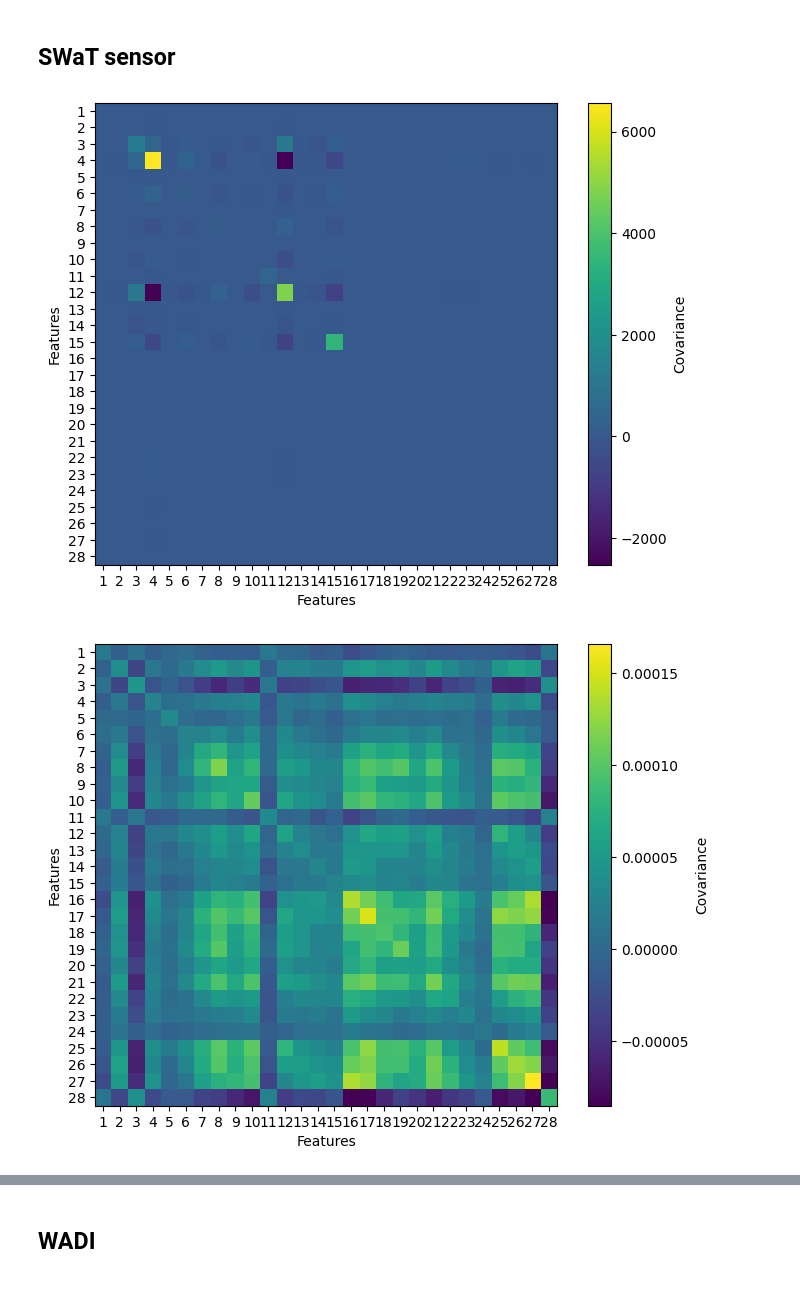
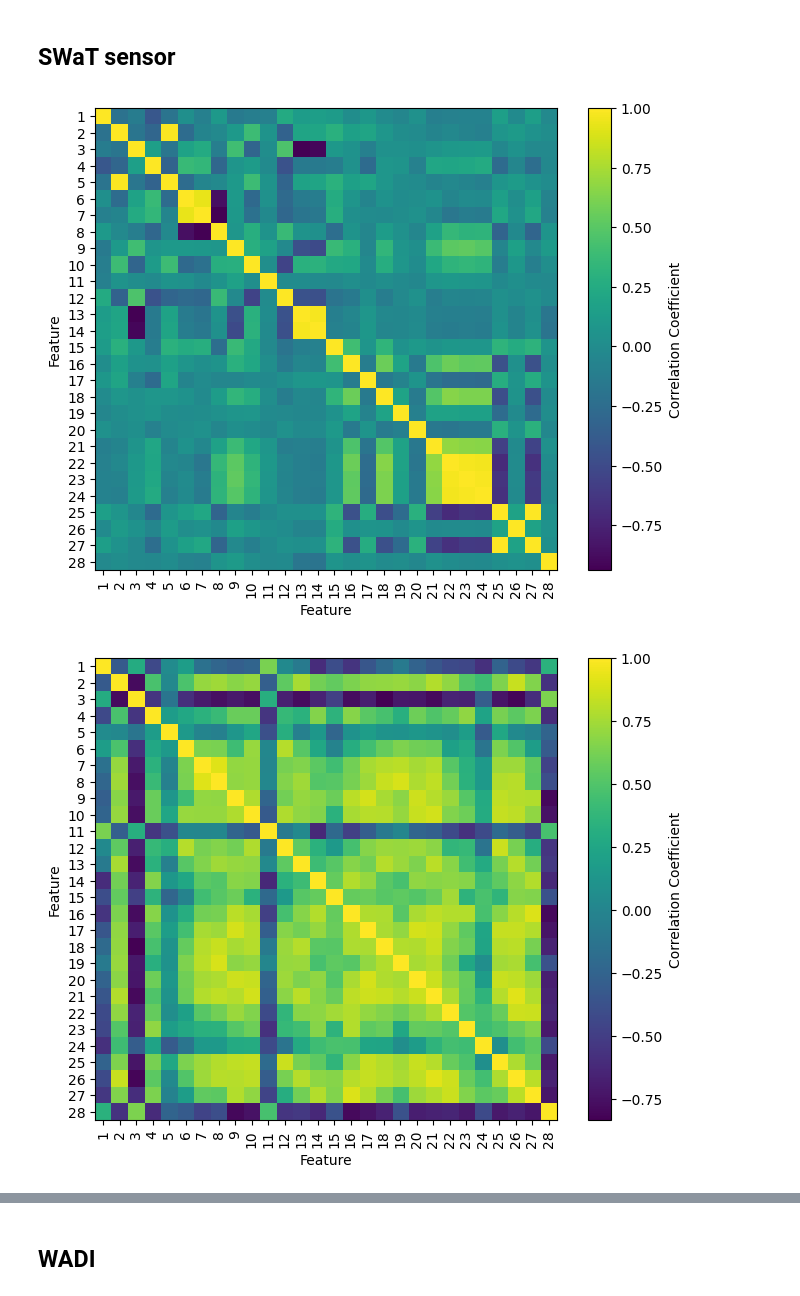
Before and after one commit to KylaNel/ICS_data_generation, a Jupyter notebook: code/covariance.ipynb, the cells around one changed output, grey strips where cells are left out. Drawn from its saved outputs; the diff is of its cells as text; code cells hidden in the pictures.

```diff
--- a/code/covariance.ipynb
+++ b/code/covariance.ipynb
@@ -106,61 +109,61 @@ plt.show()
 ## SWaT sensor
 # %%
 X = swat_sensor
-cov_matrix1 = np.cov(X, rowvar=False)
-cov_matrix2 = np.cov(vae_gan_swat_sensor, rowvar=False)
-cov_matrix3 = np.cov(vae_swat_sensor, rowvar=False)
-cov_matrix4 = np.cov(gan_swat_sensor, rowvar=False)
-cov_matrix5 = np.cov(gan_softmax_swat_sensor, rowvar=False)
+cov_matrix1 = np.corrcoef(X, rowvar=False)
+cov_matrix2 = np.corrcoef(vae_gan_swat_sensor, rowvar=False)
+cov_matrix3 = np.corrcoef(vae_swat_sensor, rowvar=False)
+cov_matrix4 = np.corrcoef(gan_swat_sensor, rowvar=False)
+cov_matrix5 = np.corrcoef(gan_softmax_swat_sensor, rowvar=False)
 
 plt.figure(figsize=(8, 6))
 plt.imshow(cov_matrix1, cmap='viridis', interpolation='nearest')
-plt.colorbar(label='Covariance')
-plt.xlabel('Features')
-plt.ylabel('Features')
-plt.xticks(np.arange(len(cov_matrix1)), np.arange(1, len(cov_matrix1)+1))
+plt.colorbar(label='Correlation Coefficient')
+plt.xlabel('Feature')
+plt.ylabel('Feature')
+plt.xticks(np.arange(len(cov_matrix1)), np.arange(1, len(cov_matrix1)+1), rotation=90)
 plt.yticks(np.arange(len(cov_matrix1)), np.arange(1, len(cov_matrix1)+1))
 plt.savefig("cov_swat_sensor.jpg")
 plt.show()
 
 plt.figure(figsize=(8, 6))
 plt.imshow(cov_matrix2, cmap='viridis', interpolation='nearest')
-plt.colorbar(label='Covariance')
-plt.xlabel('Features')
-plt.ylabel('Features')
-plt.xticks(np.arange(len(cov_matrix2)), np.arange(1, len(cov_matrix2)+1))
+plt.colorbar(label='Correlation Coefficient')
+plt.xlabel('Feature')
+plt.ylabel('Feature')
+plt.xticks(np.arange(len(cov_matrix1)), np.arange(1, len(cov_matrix1)+1), rotation=90)
 plt.yticks(np.arange(len(cov_matrix2)), np.arange(1, len(cov_matrix2)+1))
 plt.savefig("cov_vae_gan_swat_sensor.jpg")
 plt.show()
 
 plt.figure(figsize=(8, 6))
 plt.imshow(cov_matrix3, cmap='viridis', interpolation='nearest')
-plt.colorbar(label='Covariance')
-plt.xlabel('Features')
-plt.ylabel('Features')
-plt.xticks(np.arange(len(cov_matrix3)), np.arange(1, len(cov_matrix3)+1))
+plt.colorbar(label='Correlation Coefficient')
+plt.xlabel('Feature')
+plt.ylabel('Feature')
+plt.xticks(np.arange(len(cov_matrix1)), np.arange(1, len(cov_matrix1)+1), rotation=90)
 plt.yticks(np.arange(len(cov_matrix3)), np.arange(1, len(cov_matrix3)+1))
 plt.savefig("cov_vae_swat_sensor.jpg")
 plt.show()
 
 plt.figure(figsize=(8, 6))
 plt.imshow(cov_matrix4, cmap='viridis', interpolation='nearest')
-plt.colorbar(label='Covariance')
-plt.xlabel('Features')
-plt.ylabel('Features')
-plt.xticks(np.arange(len(cov_matrix4)), np.arange(1, len(cov_matrix4)+1))
+plt.colorbar(label='Correlation Coefficient')
+plt.xlabel('Feature')
+plt.ylabel('Feature')
+plt.xticks(np.arange(len(cov_matrix1)), np.arange(1, len(cov_matrix1)+1), rotation=90)
 plt.yticks(np.arange(len(cov_matrix4)), np.arange(1, len(cov_matrix4)+1))
 plt.savefig("cov_gan_swat_sensor.jpg")
 plt.show()
 
 plt.figure(figsize=(8, 6))
 plt.imshow(cov_matrix5, cmap='viridis', interpolation='nearest')
-plt.colorbar(label='Covariance')
-plt.xlabel('Features')
-plt.ylabel('Features')
-plt.xticks(np.arange(len(cov_matrix5)), np.arange(1, len(cov_matrix5)+1))
+plt.colorbar(label='Correlation Coefficient')
+plt.xlabel('Feature')
+plt.ylabel('Feature')
+plt.xticks(np.arange(len(cov_matrix5)), np.arange(1, len(cov_matrix5)+1), rotation=90)
 plt.yticks(np.arange(len(cov_matrix5)), np.arange(1, len(cov_matrix5)+1))
 plt.savefig("cov_gan_softmax_swat_sensor.jpg")
 plt.show()
 # %% [output]
-[figure, old version]
+[figure, new version]
-[figure, old version]
+[figure, new version]
```
Also changed, not shown: parts of 5 cells of this notebook, 3 other files.
